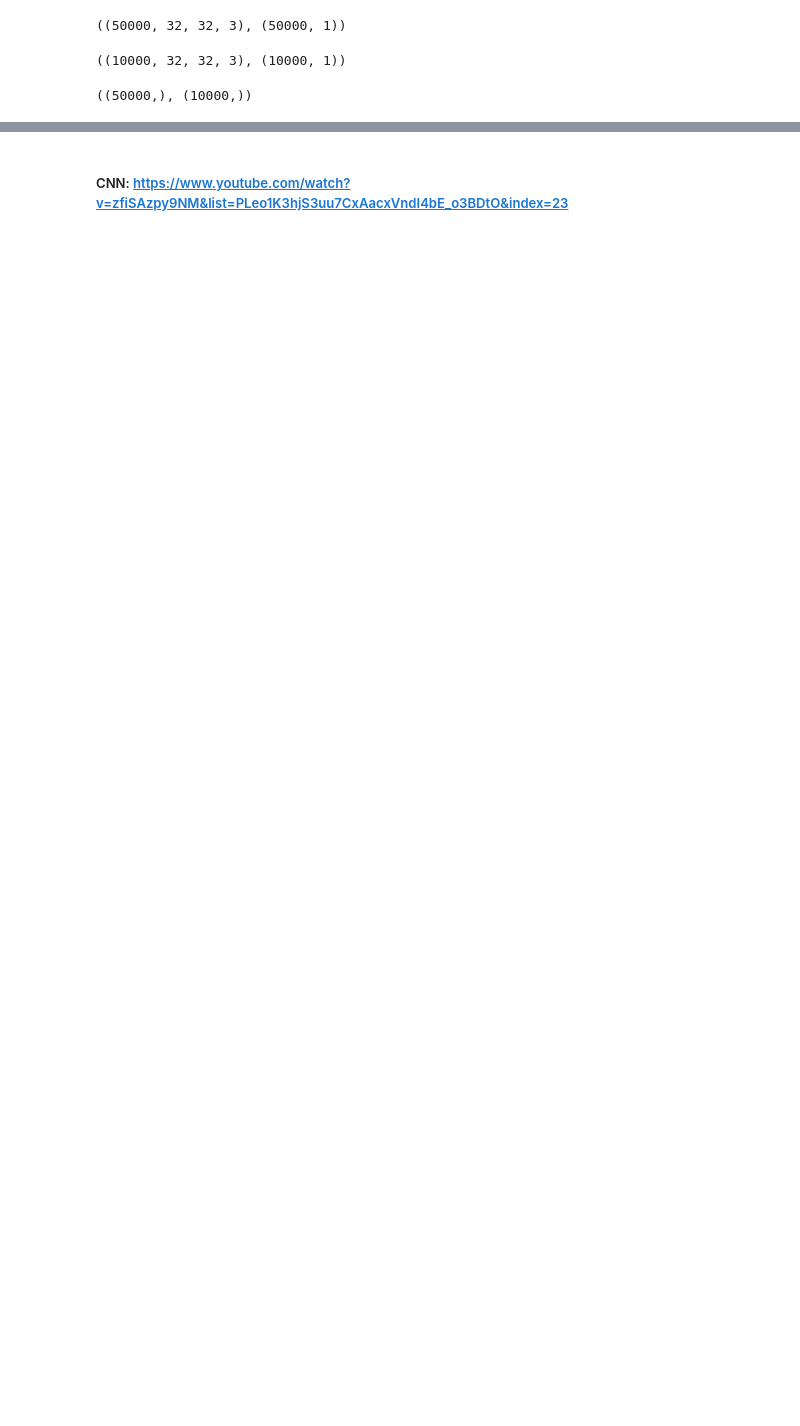
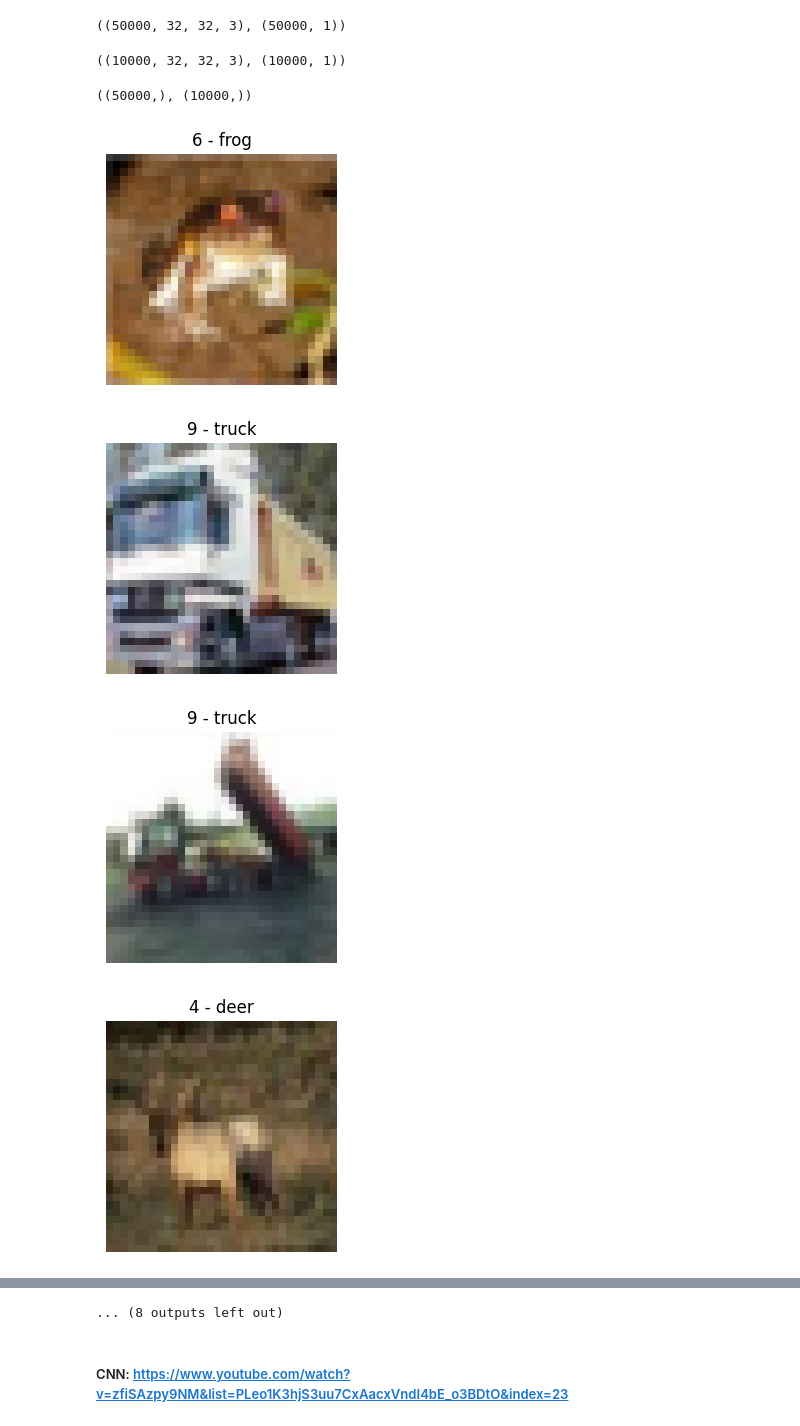
Before and after one commit to manhtdxxx/learn-ML, a Jupyter notebook: 04 - Deep Learning/08. Convolutional Neural Network.ipynb, the cells around one changed output, grey strips where cells are left out. Cells and saved outputs as stored; diff of their text form; code cells hidden in the pictures; blank space fills up the shorter version.

```diff
--- a/04 - Deep Learning/08. Convolutional Neural Network.ipynb
+++ b/04 - Deep Learning/08. Convolutional Neural Network.ipynb
@@ -25,3 +31,17 @@ y_test = y_test.reshape(-1,)
 y_train.shape, y_test.shape
 # %% [output]
 ((50000,), (10000,))
+# %%
+classes = ['airplane', 'automobile', 'bird', 'cat', 'deer', 'dog', 'frog', 'horse', 'ship', 'truck']
+
+for i in range(20):
+    plt.figure(figsize=(3,3))
+    plt.title(f'{y_train[i]} - {classes[y_train[i]]}')
+    plt.imshow(X_train[i])
+    plt.axis('off')
+    plt.show()
+# %% [output]
+[figure, added]
+[figure, added]
+[figure, added]
+[figure, added]
@@ -28,2 +56,3 @@ y_train.shape, y_test.shape
+... (8 outputs left out)
 # %% [markdown]
 ##### CNN: https://www.youtube.com/watch?v=zfiSAzpy9NM&list=PLeo1K3hjS3uu7CxAacxVndI4bE_o3BDtO&index=23
```
Also changed, not shown: parts of 10 cells of this notebook.
